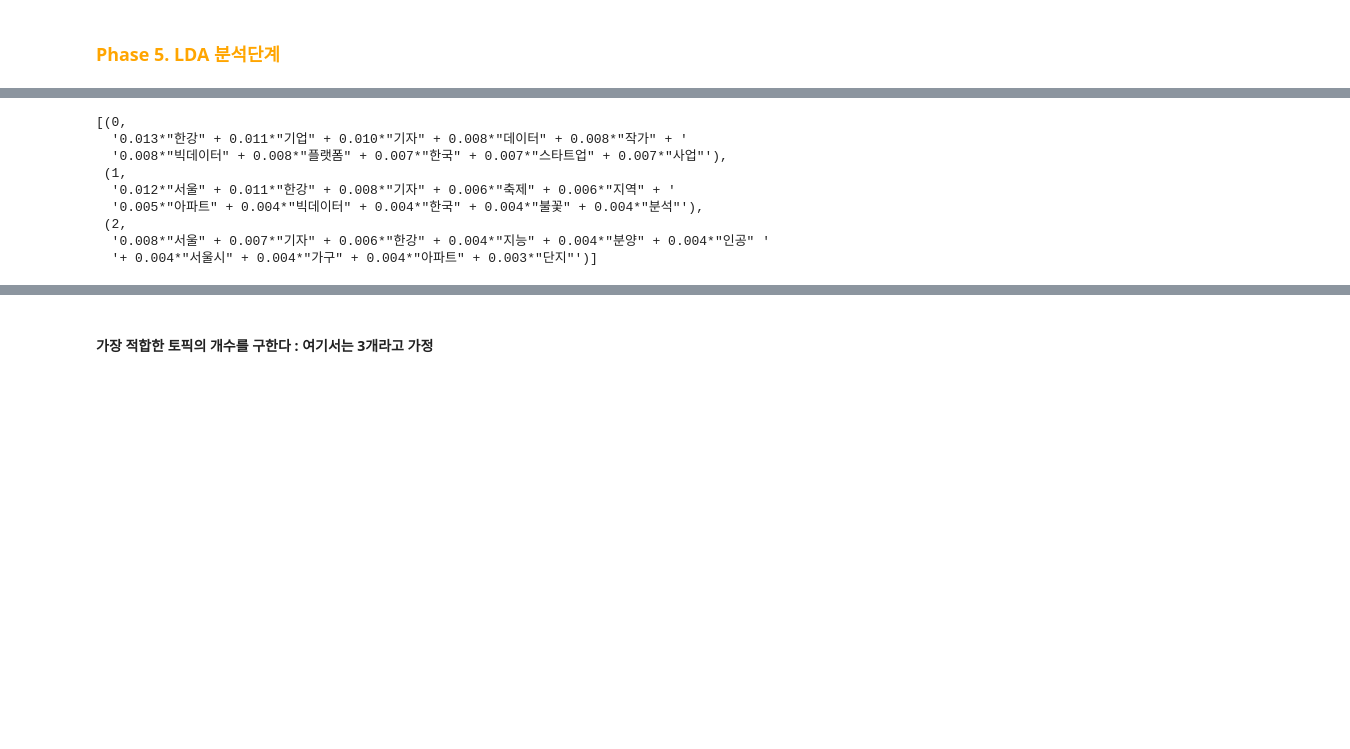
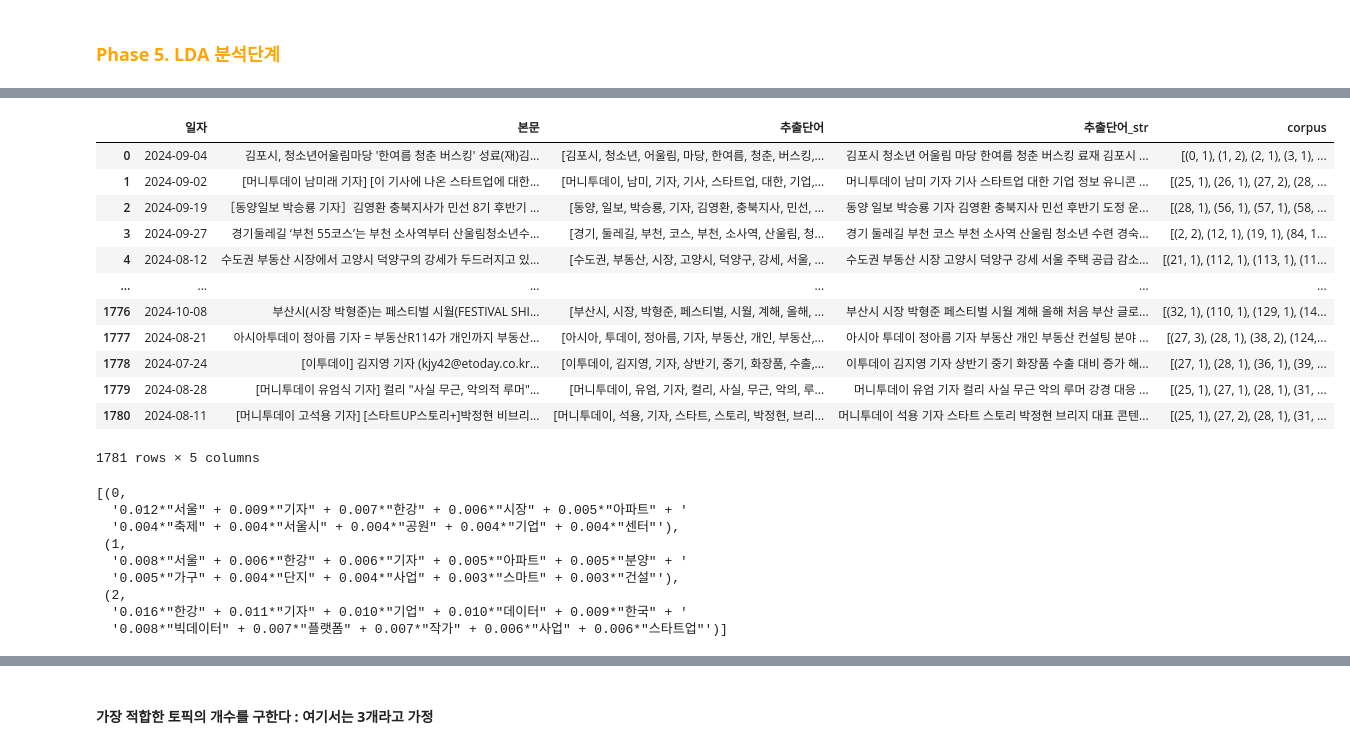
Before and after one commit to ancestor9/24_fall_textmining_NLP, a Jupyter notebook: 1105_중간고사_03_토픽모델링.ipynb, the cells around one changed output, grey strips where cells are left out. Drawn from its saved outputs; the diff is of its cells as text; code cells hidden in the pictures; blank space fills up the shorter version.

```diff
--- a/1105_중간고사_03_토픽모델링.ipynb
+++ b/1105_중간고사_03_토픽모델링.ipynb
@@ -183,3 +230,20 @@ corpus = [dictionary.doc2bow(doc) for doc in processed_docs]
+# %%
+df['corpus'] = corpus
+df
+# %% [output]
+|  | 일자 | 본문 | 추출단어 | 추출단어_str | corpus |
+| 0 | 2024-09-04 | 김포시, 청소년어울림마당 '한여름 청춘 버스킹' 성료(재)김... | [김포시, 청소년, 어울림, 마당, 한여름, 청춘, 버스킹,... | 김포시 청소년 어울림 마당 한여름 청춘 버스킹 료재 김포시 ... | [(0, 1), (1, 2), (2, 1), (3, 1), ... |
+| 1 | 2024-09-02 | [머니투데이 남미래 기자] [이 기사에 나온 스타트업에 대한... | [머니투데이, 남미, 기자, 기사, 스타트업, 대한, 기업,... | 머니투데이 남미 기자 기사 스타트업 대한 기업 정보 유니콘 ... | [(25, 1), (26, 1), (27, 2), (28, ... |
+| 2 | 2024-09-19 | ［동양일보 박승룡 기자］김영환 충북지사가 민선 8기 후반기 ... | [동양, 일보, 박승룡, 기자, 김영환, 충북지사, 민선, ... | 동양 일보 박승룡 기자 김영환 충북지사 민선 후반기 도정 운... | [(28, 1), (56, 1), (57, 1), (58, ... |
+| 3 | 2024-09-27 | 경기둘레길 ‘부천 55코스’는 부천 소사역부터 산울림청소년수... | [경기, 둘레길, 부천, 코스, 부천, 소사역, 산울림, 청... | 경기 둘레길 부천 코스 부천 소사역 산울림 청소년 수련 경숙... | [(2, 2), (12, 1), (19, 1), (84, 1... |
+| 4 | 2024-08-12 | 수도권 부동산 시장에서 고양시 덕양구의 강세가 두드러지고 있... | [수도권, 부동산, 시장, 고양시, 덕양구, 강세, 서울, ... | 수도권 부동산 시장 고양시 덕양구 강세 서울 주택 공급 감소... | [(21, 1), (112, 1), (113, 1), (11... |
+| ... | ... | ... | ... | ... | ... |
+| 1776 | 2024-10-08 | 부산시(시장 박형준)는 페스티벌 시월(FESTIVAL SHI... | [부산시, 시장, 박형준, 페스티벌, 시월, 계해, 올해, ... | 부산시 시장 박형준 페스티벌 시월 계해 올해 처음 부산 글로... | [(32, 1), (110, 1), (129, 1), (14... |
+| 1777 | 2024-08-21 | 아시아투데이 정아름 기자 = 부동산R114가 개인까지 부동산... | [아시아, 투데이, 정아름, 기자, 부동산, 개인, 부동산,... | 아시아 투데이 정아름 기자 부동산 개인 부동산 컨설팅 분야 ... | [(27, 3), (28, 1), (38, 2), (124,... |
+| 1778 | 2024-07-24 | [이투데이] 김지영 기자 (kjy42@etoday.co.kr... | [이투데이, 김지영, 기자, 상반기, 중기, 화장품, 수출,... | 이투데이 김지영 기자 상반기 중기 화장품 수출 대비 증가 해... | [(27, 1), (28, 1), (36, 1), (39, ... |
+| 1779 | 2024-08-28 | [머니투데이 유엄식 기자] 컬리 "사실 무근, 악의적 루머"... | [머니투데이, 유엄, 기자, 컬리, 사실, 무근, 악의, 루... | 머니투데이 유엄 기자 컬리 사실 무근 악의 루머 강경 대응 ... | [(25, 1), (27, 1), (28, 1), (31, ... |
+| 1780 | 2024-08-11 | [머니투데이 고석용 기자] [스타트UP스토리+]박정현 비브리... | [머니투데이, 석용, 기자, 스타트, 스토리, 박정현, 브리... | 머니투데이 석용 기자 스타트 스토리 박정현 브리지 대표 콘텐... | [(25, 1), (27, 2), (28, 1), (31, ... |
+1781 rows × 5 columns
 # %%
 # LDA 모델 학습
 lda_model = gensim.models.LdaModel(corpus=corpus,
@@ -187,20 +251,24 @@ lda_model = gensim.models.LdaModel(corpus=corpus,
                                    num_topics=3,  # 추출할 주제 개수
                                    random_state=42,
                                    passes=10,
-                                   iterations=100)
+                                   # 학습 데이터인 corpus를 전체 모델 학습에서 10번 반복하여 모델에 입력합니다.
+                                   # 더 많은 패스를 사용하면 모델이 문서의 주제를 더 잘 학습할 가능성이 있지만, 학습 시간이 더 오래 걸릴 수 있습
+                                   iterations=100
+                                   # 각 패스에서 모델이 최적의 매개변수를 찾기 위해 반복하는 횟수를 지정
+                                   )
 
 # 주제 출력
 pprint(lda_model.print_topics())
 # %% [output]
 [(0,
-  '0.013*"한강" + 0.011*"기업" + 0.010*"기자" + 0.008*"데이터" + 0.008*"작가" + '
-  '0.008*"빅데이터" + 0.008*"플랫폼" + 0.007*"한국" + 0.007*"스타트업" + 0.007*"사업"'),
+  '0.012*"서울" + 0.009*"기자" + 0.007*"한강" + 0.006*"시장" + 0.005*"아파트" + '
+  '0.004*"축제" + 0.004*"서울시" + 0.004*"공원" + 0.004*"기업" + 0.004*"센터"'),
  (1,
-  '0.012*"서울" + 0.011*"한강" + 0.008*"기자" + 0.006*"축제" + 0.006*"지역" + '
-  '0.005*"아파트" + 0.004*"빅데이터" + 0.004*"한국" + 0.004*"불꽃" + 0.004*"분석"'),
+  '0.008*"서울" + 0.006*"한강" + 0.006*"기자" + 0.005*"아파트" + 0.005*"분양" + '
+  '0.005*"가구" + 0.004*"단지" + 0.004*"사업" + 0.003*"스마트" + 0.003*"건설"'),
  (2,
-  '0.008*"서울" + 0.007*"기자" + 0.006*"한강" + 0.004*"지능" + 0.004*"분양" + 0.004*"인공" '
-  '+ 0.004*"서울시" + 0.004*"가구" + 0.004*"아파트" + 0.003*"단지"')]
+  '0.016*"한강" + 0.011*"기자" + 0.010*"기업" + 0.010*"데이터" + 0.009*"한국" + '
+  '0.008*"빅데이터" + 0.007*"플랫폼" + 0.007*"작가" + 0.006*"사업" + 0.006*"스타트업"')]
 # %%
 # prompt: LDA시각화
 
```
Also changed, not shown: parts of 25 cells of this notebook.
